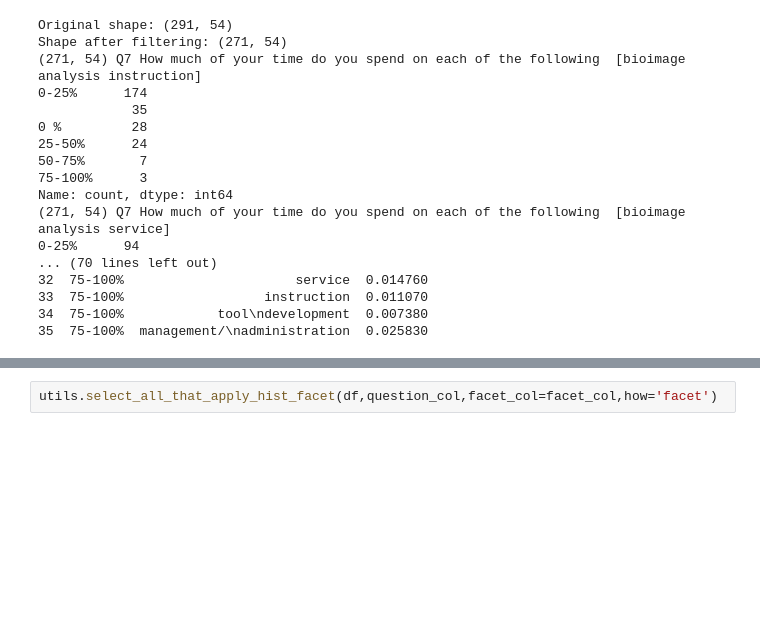
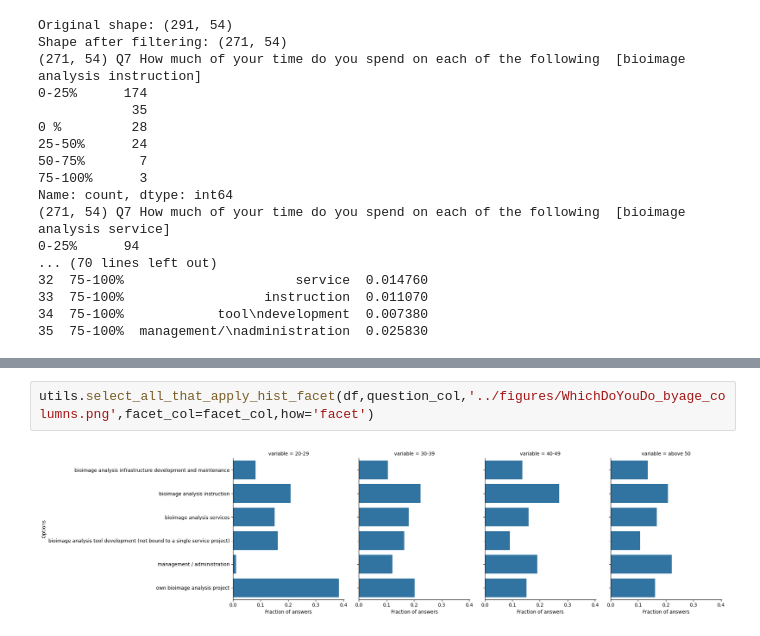
Before and after one commit to GloBIAS-BioimageAnalysts/Survey_2024, a Jupyter notebook: notebooks/time_spent.ipynb, the cells around one changed output, grey strips where cells are left out. Saved outputs shown, nothing was run; the diff lists cells and outputs as text; blank space fills up the shorter version.

```diff
--- a/notebooks/time_spent.ipynb
+++ b/notebooks/time_spent.ipynb
@@ -66,2 +66,4 @@ utils.select_all_that_apply_hist_facet(df,question_col,facet_col=facet_col,how='
 # %%
-utils.select_all_that_apply_hist_facet(df,question_col,facet_col=facet_col,how='facet')
+utils.select_all_that_apply_hist_facet(df,question_col,'../figures/WhichDoYouDo_byage_columns.png',facet_col=facet_col,how='facet')
+# %% [output]
+[figure, added]
```
Also changed, not shown: parts of 2 cells of this notebook, 4 other files.
